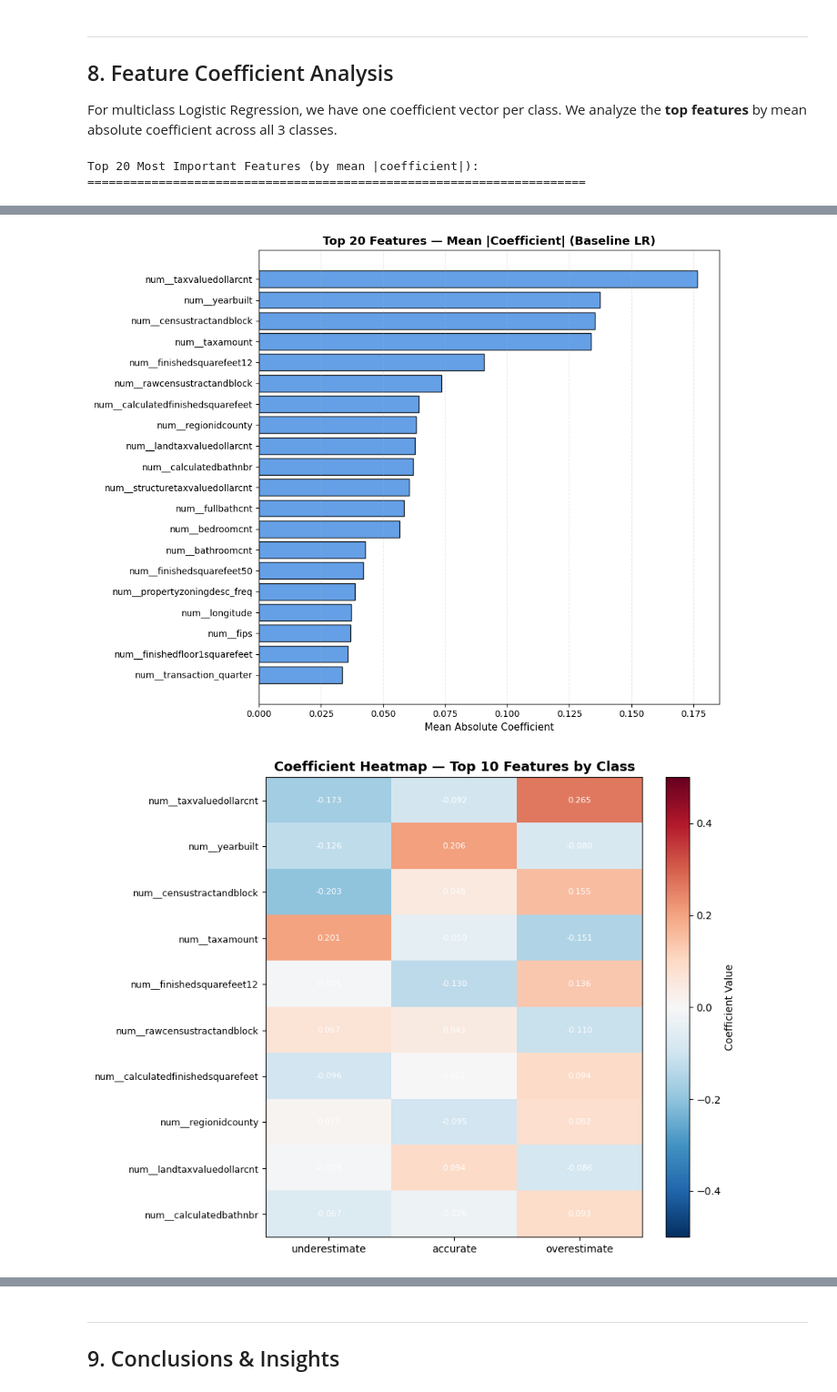
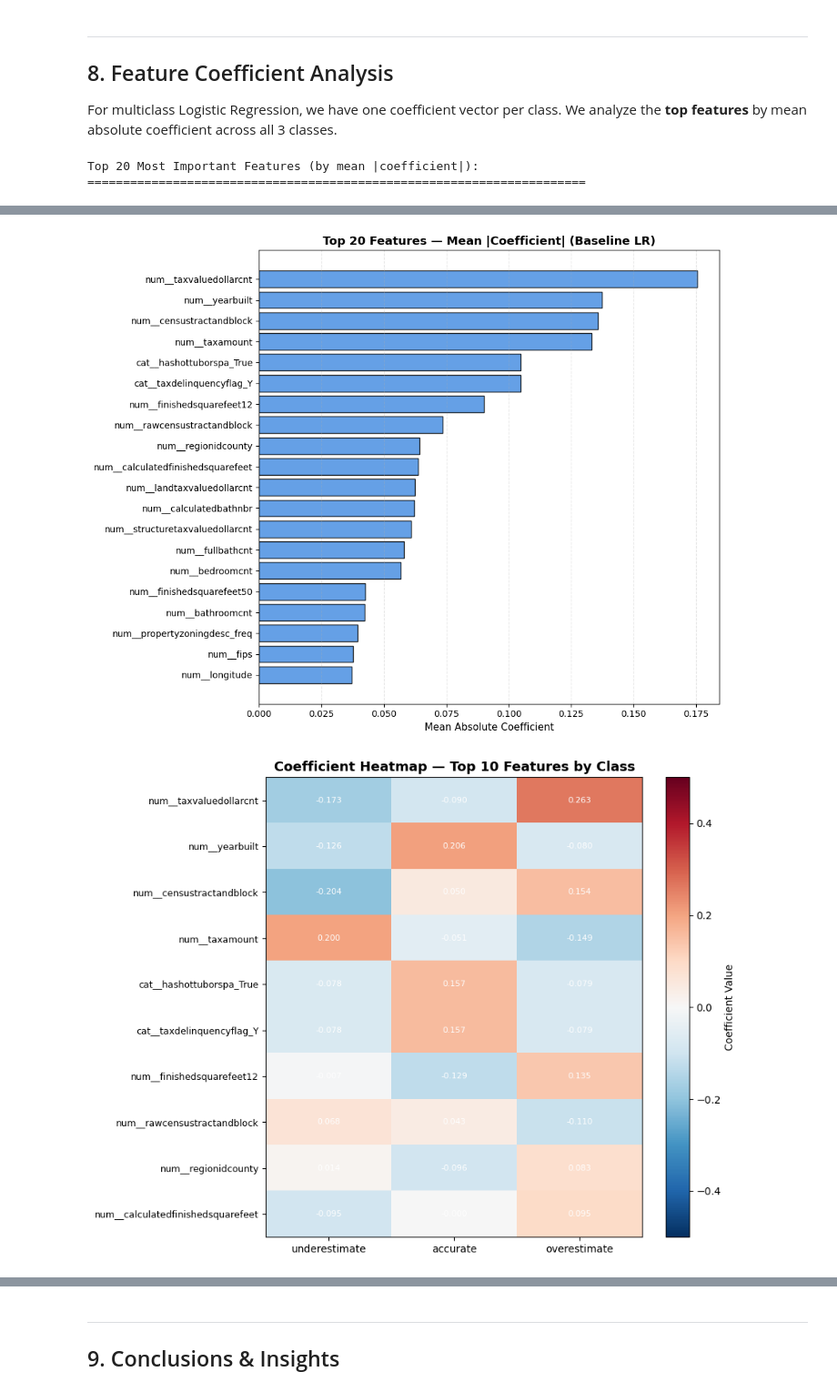
Before and after one commit to TranKhoaa/CO3117_Machine-Learning_Assignment_HCMUT, a Jupyter notebook: src/logistic_regression.ipynb, the cells around one changed output, grey strips where cells are left out. Shown at 91% size. Cells and saved outputs as stored; diff of their text form; code cells hidden in the pictures.

Commit message:
feat: Âdd remaning model

```diff
--- a/src/logistic_regression.ipynb
+++ b/src/logistic_regression.ipynb
@@ -451,12 +344,12 @@ baseline_lr = LogisticRegression(
 )
 
 print("Training baseline model...")
-baseline_lr.fit(X_train_std, y_train)
+baseline_lr.fit(X_train, y_train)
 print("✓ Baseline Logistic Regression trained (multinomial, lbfgs, C=1.0)")
 
 results = []
 m_base = evaluate_model(
-    baseline_lr, X_train_std, y_train, X_test_std, y_test,
+    baseline_lr, X_train, y_train, X_test, y_test,
     model_name="Baseline LR (C=1.0, lbfgs)"
 )
 results.append(m_base)
@@ -636,8 +525,8 @@ else:
     penalty = best_p.pop("penalty_saga", "l2")
 
 # Select scaled datasets
-X_tr_final = X_train_std if best_scaler == "standard" else X_train_mm
-X_te_final = X_test_std  if best_scaler == "standard" else X_test_mm
+X_tr_final = X_train
+X_te_final = X_test
 
 # Build final LR config
 lr_params_final = dict(
@@ -660,7 +549,6 @@ else:
     final_steps = [("clf", LogisticRegression(**lr_params_final))]
     print("✓ No PCA used")
 
-print(f"✓ Scaler: {best_scaler}")
 print("✓ LR configuration:")
 for k, v in lr_params_final.items():
     print(f"    {k}: {v}")
@@ -708,14 +593,0 @@ underestimate       0.32      0.41      0.36      8440
-# %%
-print("Comparing StandardScaler vs MinMaxScaler with best hyperparameters...\n")
-
-for scaler_label, X_tr_s, X_te_s in [
-    ("StandardScaler", X_train_std, X_test_std),
-    ("MinMaxScaler",   X_train_mm,  X_test_mm)
-]:
-    exp_lr = LogisticRegression(**lr_params_final)
-    exp_lr.fit(X_tr_s, y_train)
-    m = evaluate_model(
-        exp_lr, X_tr_s, y_train, X_te_s, y_test,
-        model_name=f"LR (best params) + {scaler_label}"
-    )
-    results.append(m)
@@ -787,9 +616,9 @@ for cfg in reg_configs:
         params["l1_ratio"] = 0.5
 
     m_reg = LogisticRegression(**params)
-    m_reg.fit(X_train_std, y_train)
+    m_reg.fit(X_train, y_train)
     res = evaluate_model(
-        m_reg, X_train_std, y_train, X_test_std, y_test,
+        m_reg, X_train, y_train, X_test, y_test,
         model_name=cfg["label"]
     )
     results.append(res)
@@ -943,7 +770,7 @@ We analyze the **top features** by mean absolute coefficient across all 3 classe
 # %%
 if hasattr(baseline_lr, "coef_"):
     coef_matrix   = baseline_lr.coef_          # shape: (3, n_features)
-    feature_names = X_train_std.columns.tolist()
+    feature_names = X_train.columns.tolist()
     mean_abs_coef = np.abs(coef_matrix).mean(axis=0)
 
     coef_df = pd.DataFrame({
@@ -1036,5 +863,5 @@ Top 20 Most Important Features (by mean |coefficient|):
-[figure, old version]
+[figure, new version]
-[figure, old version]
+[figure, new version]
 ======================================================================
   FEATURE COEFFICIENT INSIGHTS
 ======================================================================
```
Also changed, not shown: parts of 24 cells of this notebook, 5 other files.
